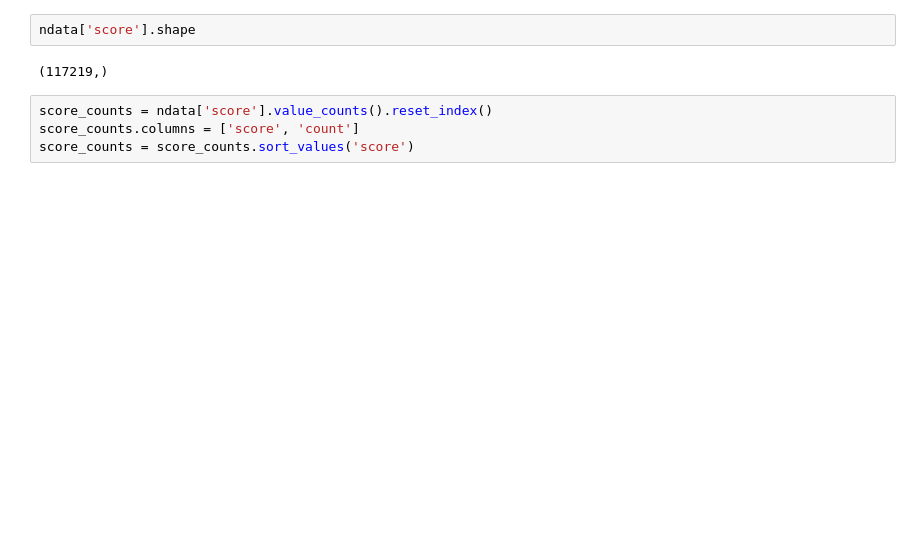
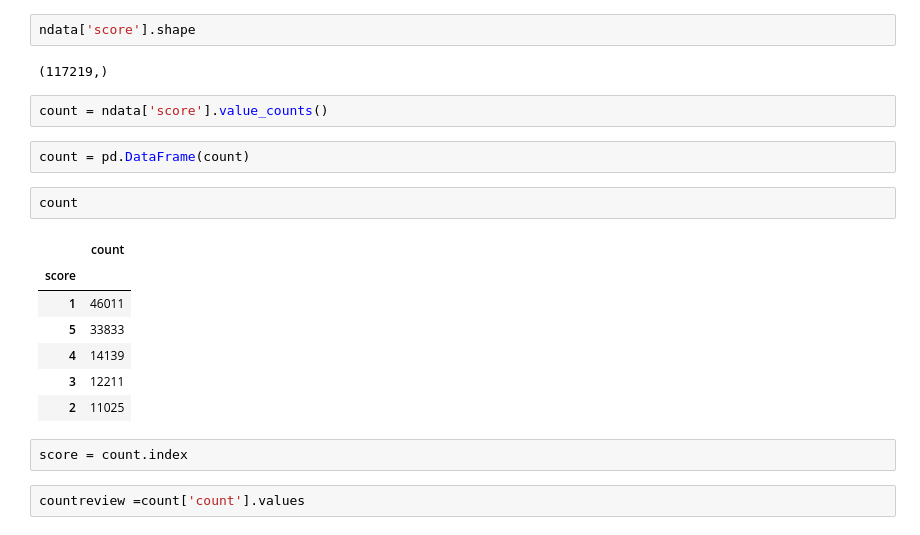
Before and after one commit to K-MarkLee/Sparta-group5-project, a Jupyter notebook: Chellenge_project/Movie_review.ipynb, the cells around one changed output. Cells and saved outputs as stored; diff of their text form; blank space fills up the shorter version.

```diff
--- a/Chellenge_project/Movie_review.ipynb
+++ b/Chellenge_project/Movie_review.ipynb
@@ -68,9 +68,23 @@ ndata.head()
 ndata['score'].shape
 # %% [output]
 (117219,)
-# %%
-score_counts = ndata['score'].value_counts().reset_index()
-score_counts.columns = ['score', 'count']
-score_counts = score_counts.sort_values('score')
+# %%
+count = ndata['score'].value_counts()
+# %%
+count = pd.DataFrame(count)
+# %%
+count
+# %% [output]
+|  | count |
+| score |  |
+| 1 | 46011 |
+| 5 | 33833 |
+| 4 | 14139 |
+| 3 | 12211 |
+| 2 | 11025 |
+# %%
+score = count.index
+# %%
+countreview =count['count'].values
 # %%
 plt.figure(figsize=(8,6))
```
Also changed, not shown: parts of 1 cell of this notebook.
